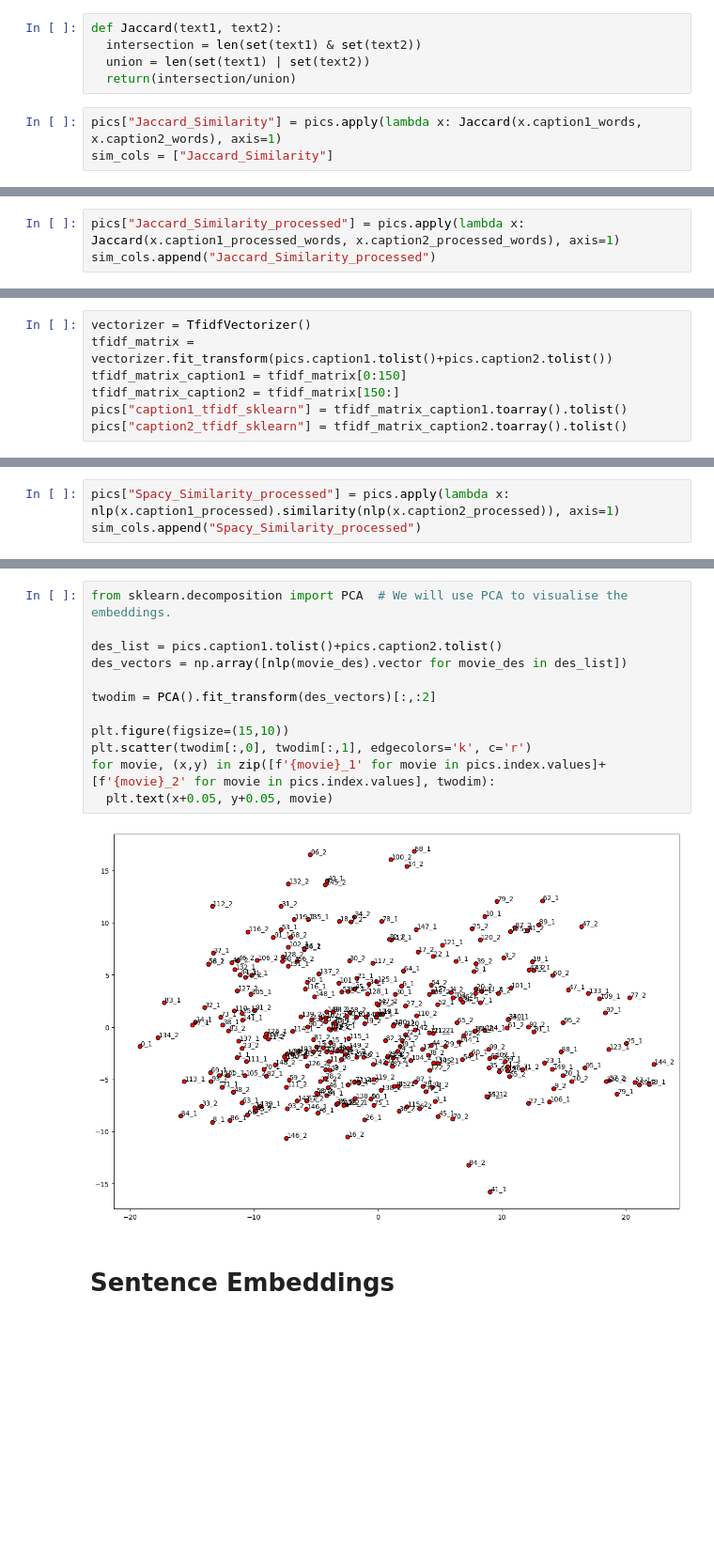
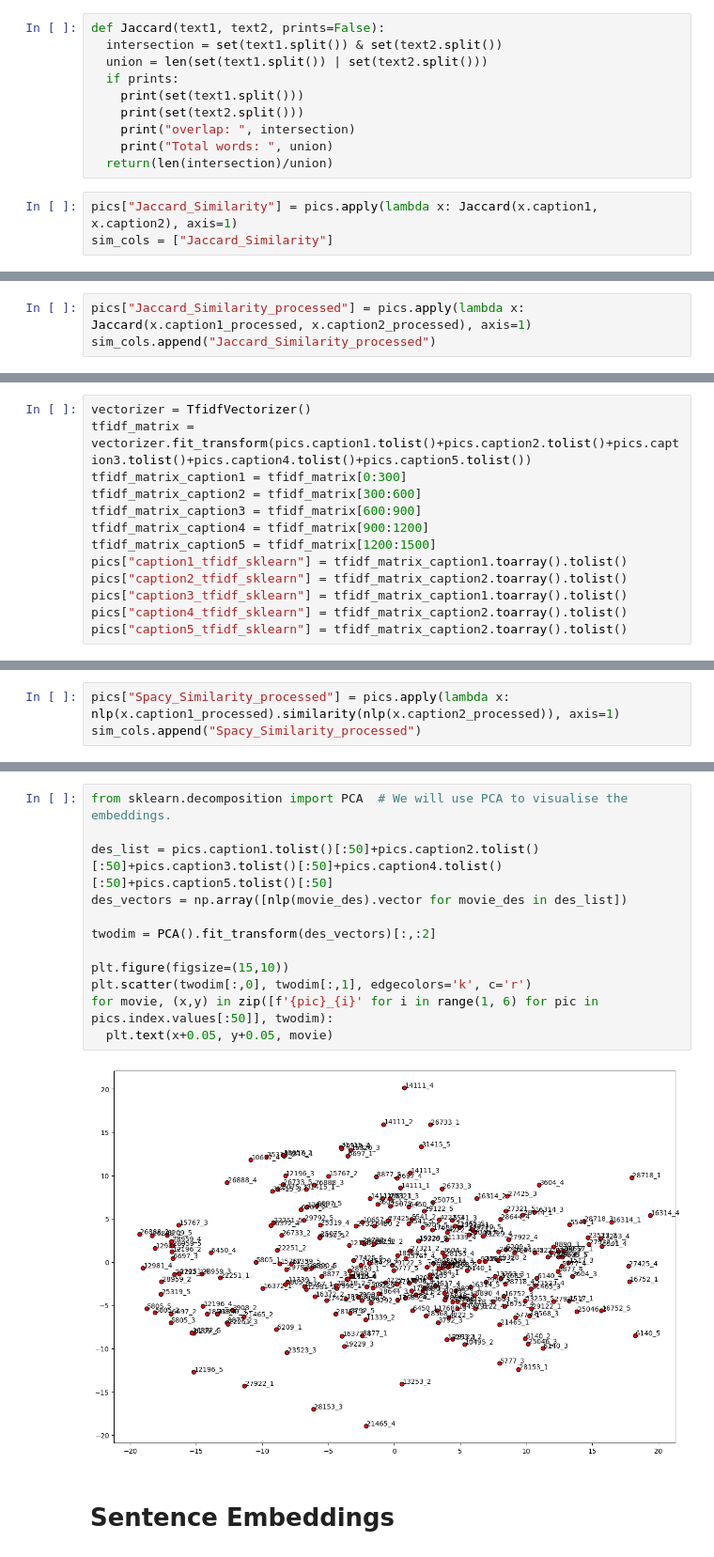
Before and after one commit to ak-malone/NLU, a Jupyter notebook: pics.ipynb, the cells around one changed output, grey strips where cells are left out. Shown at 94% size. Drawn from its saved outputs; the diff is of its cells as text; blank space fills up the shorter version.

```diff
--- a/pics.ipynb
+++ b/pics.ipynb
@@ -128,10 +59,15 @@ pics
 # %%
-def Jaccard(text1, text2):
-  intersection = len(set(text1) & set(text2))
-  union = len(set(text1) | set(text2))
-  return(intersection/union)
+def Jaccard(text1, text2, prints=False):
+  intersection = set(text1.split()) & set(text2.split())
+  union = len(set(text1.split()) | set(text2.split()))
+  if prints:
+    print(set(text1.split()))
+    print(set(text2.split()))
+    print("overlap: ", intersection)
+    print("Total words: ", union)
+  return(len(intersection)/union)
 # %%
-pics["Jaccard_Similarity"] = pics.apply(lambda x: Jaccard(x.caption1_words, x.caption2_words), axis=1)
+pics["Jaccard_Similarity"] = pics.apply(lambda x: Jaccard(x.caption1, x.caption2), axis=1)
 sim_cols = ["Jaccard_Similarity"]
 # %%
 pics
@@ -236,7 +171,7 @@ pics
 # %% [markdown]
 Redo Jaccard
 # %%
-pics["Jaccard_Similarity_processed"] = pics.apply(lambda x: Jaccard(x.caption1_processed_words, x.caption2_processed_words), axis=1)
+pics["Jaccard_Similarity_processed"] = pics.apply(lambda x: Jaccard(x.caption1_processed, x.caption2_processed), axis=1)
 sim_cols.append("Jaccard_Similarity_processed")
 # %%
 log_loss.extend([[sim_cols[-1], logloss(pics,sim_cols[-1],True)]])
@@ -258,8 +193,14 @@ from sklearn.metrics.pairwise import cosine_similarity
 from scipy.spatial.distance import cosine
 # %%
 vectorizer = TfidfVectorizer()
-tfidf_matrix = vectorizer.fit_transform(pics.caption1.tolist()+pics.caption2.tolist())
-tfidf_matrix_caption1 = tfidf_matrix[0:150]
-tfidf_matrix_caption2 = tfidf_matrix[150:]
+tfidf_matrix = vectorizer.fit_transform(pics.caption1.tolist()+pics.caption2.tolist()+pics.caption3.tolist()+pics.caption4.tolist()+pics.caption5.tolist())
+tfidf_matrix_caption1 = tfidf_matrix[0:300]
+tfidf_matrix_caption2 = tfidf_matrix[300:600]
+tfidf_matrix_caption3 = tfidf_matrix[600:900]
+tfidf_matrix_caption4 = tfidf_matrix[900:1200]
+tfidf_matrix_caption5 = tfidf_matrix[1200:1500]
 pics["caption1_tfidf_sklearn"] = tfidf_matrix_caption1.toarray().tolist()
 pics["caption2_tfidf_sklearn"] = tfidf_matrix_caption2.toarray().tolist()
+pics["caption3_tfidf_sklearn"] = tfidf_matrix_caption1.toarray().tolist()
+pics["caption4_tfidf_sklearn"] = tfidf_matrix_caption2.toarray().tolist()
+pics["caption5_tfidf_sklearn"] = tfidf_matrix_caption2.toarray().tolist()
@@ -446,17 +391,17 @@ print(lldf)
 # %%
 from sklearn.decomposition import PCA  # We will use PCA to visualise the embeddings.
 
-des_list = pics.caption1.tolist()+pics.caption2.tolist()
+des_list = pics.caption1.tolist()[:50]+pics.caption2.tolist()[:50]+pics.caption3.tolist()[:50]+pics.caption4.tolist()[:50]+pics.caption5.tolist()[:50]
 des_vectors = np.array([nlp(movie_des).vector for movie_des in des_list])
 
 twodim = PCA().fit_transform(des_vectors)[:,:2]
 
 plt.figure(figsize=(15,10))
 plt.scatter(twodim[:,0], twodim[:,1], edgecolors='k', c='r')
-for movie, (x,y) in zip([f'{movie}_1' for movie in pics.index.values]+[f'{movie}_2' for movie in pics.index.values], twodim):
+for movie, (x,y) in zip([f'{pic}_{i}' for i in range(1, 6) for pic in pics.index.values[:50]], twodim):
   plt.text(x+0.05, y+0.05, movie)
 # %% [output]
-[figure, old version]
+[figure, new version]
 # %% [markdown]
 # Sentence Embeddings
 # %% [markdown]
```
Also changed, not shown: parts of 45 cells of this notebook.
